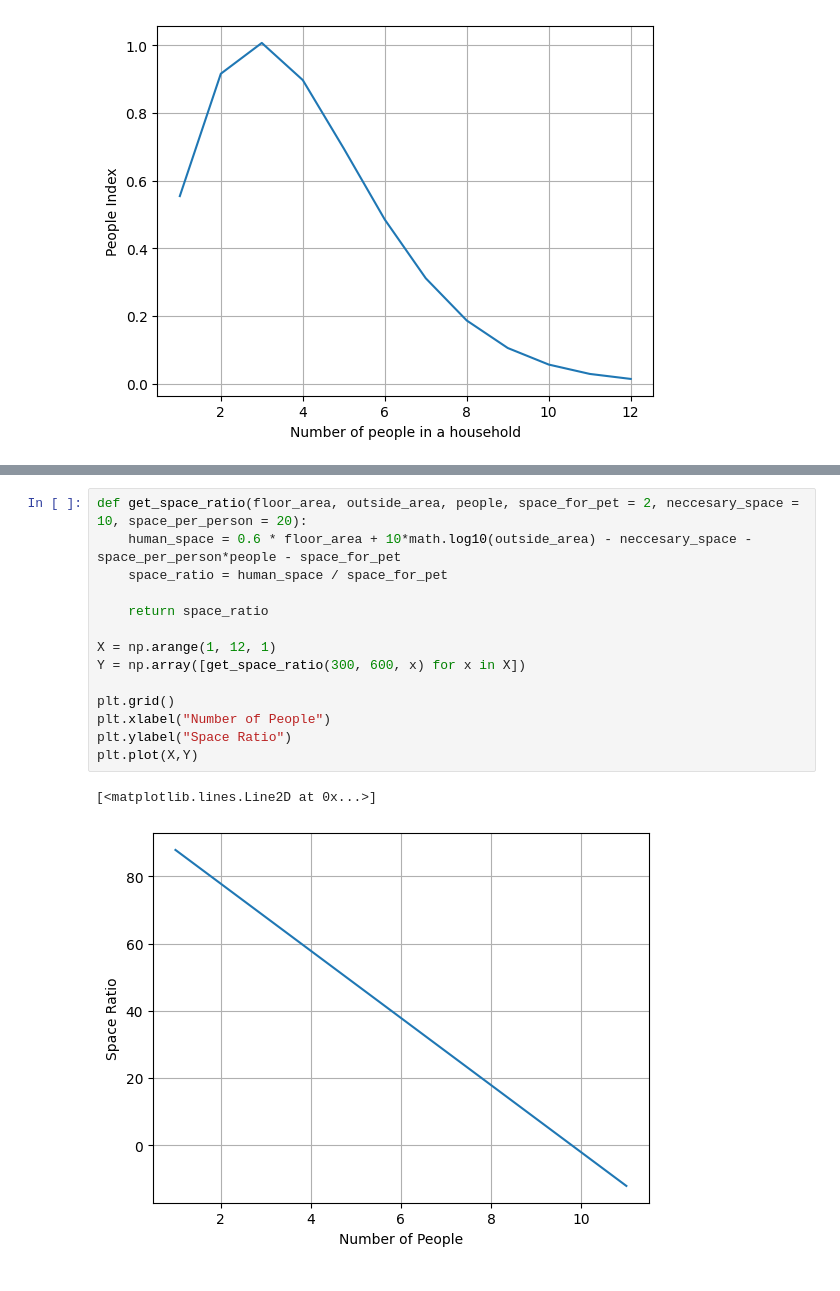
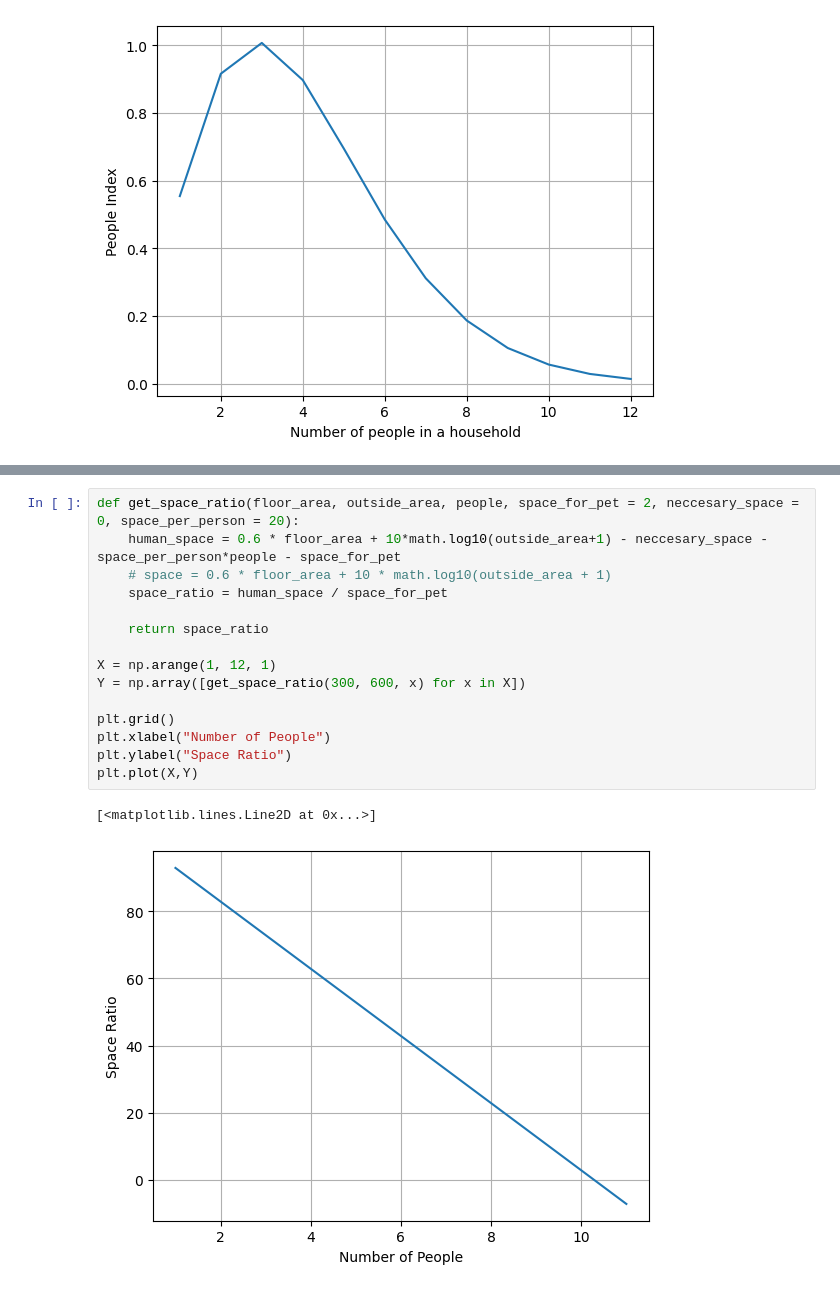
Before and after one commit to i2mx/IMMC-A-2024, a Jupyter notebook: Question1Model.ipynb, the cells around one changed output, grey strips where cells are left out. Cells and saved outputs as stored; diff of their text form.

```diff
--- a/Question1Model.ipynb
+++ b/Question1Model.ipynb
@@ -57,19 +58,20 @@ plt.plot(X,Y)
 [<matplotlib.lines.Line2D at 0x...>]
 [figure]
 # %%
-def get_space_ratio(floor_area, outside_area, people, space_for_pet = 2, neccesary_space = 10, space_per_person = 20):
-    human_space = 0.6 * floor_area + 10*math.log10(outside_area) - neccesary_space - space_per_person*people - space_for_pet
+def get_space_ratio(floor_area, outside_area, people, space_for_pet = 2, neccesary_space = 0, space_per_person = 20):
+    human_space = 0.6 * floor_area + 10*math.log10(outside_area+1) - neccesary_space - space_per_person*people - space_for_pet
+    # space = 0.6 * floor_area + 10 * math.log10(outside_area + 1)
     space_ratio = human_space / space_for_pet
 
     return space_ratio
 
 X = np.arange(1, 12, 1)
 Y = np.array([get_space_ratio(300, 600, x) for x in X])
 
 plt.grid()
 plt.xlabel("Number of People")
 plt.ylabel("Space Ratio")
 plt.plot(X,Y)
 # %% [output]
 [<matplotlib.lines.Line2D at 0x...>]
-[figure, old version]
+[figure, new version]
```
Also changed, not shown: parts of 15 cells of this notebook.
